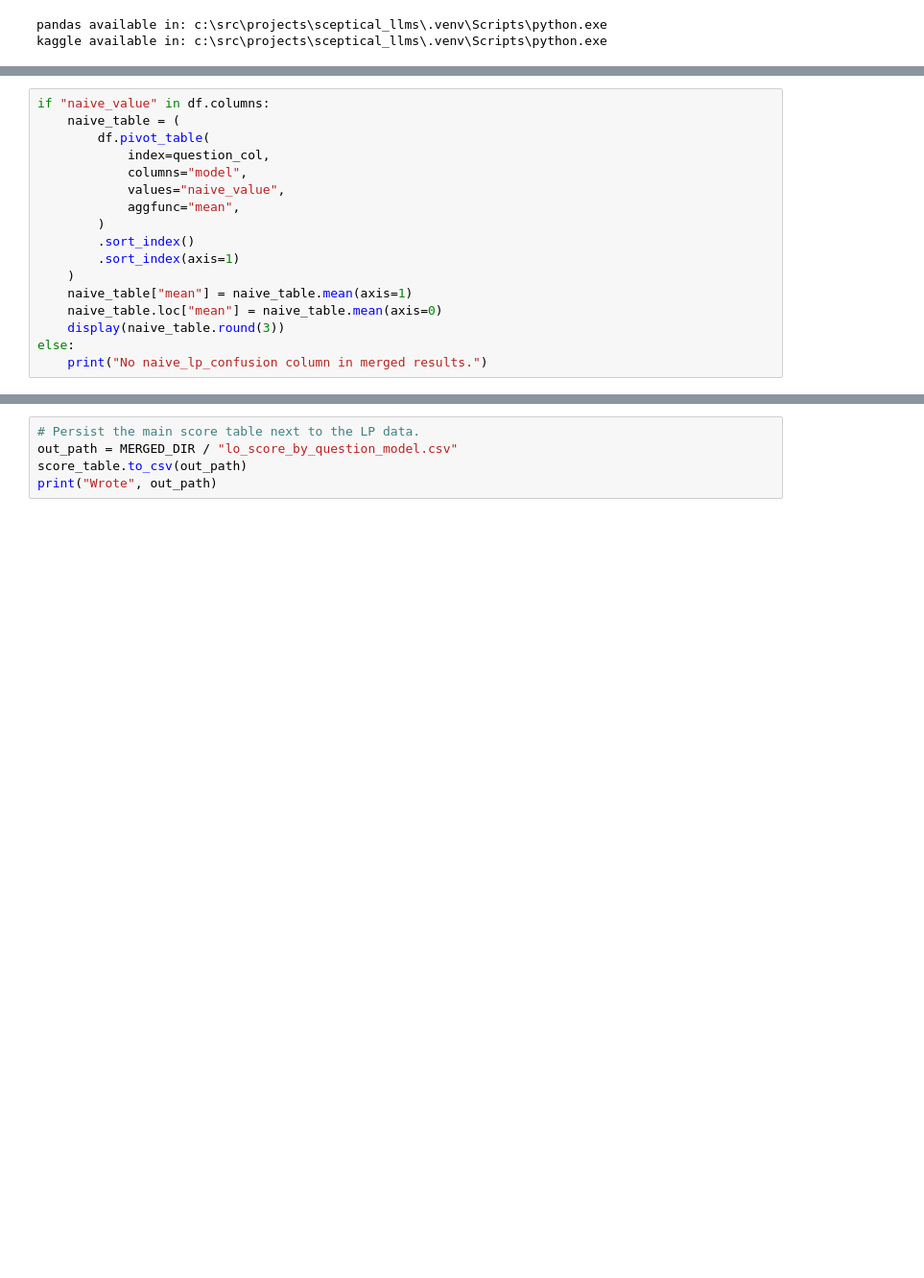
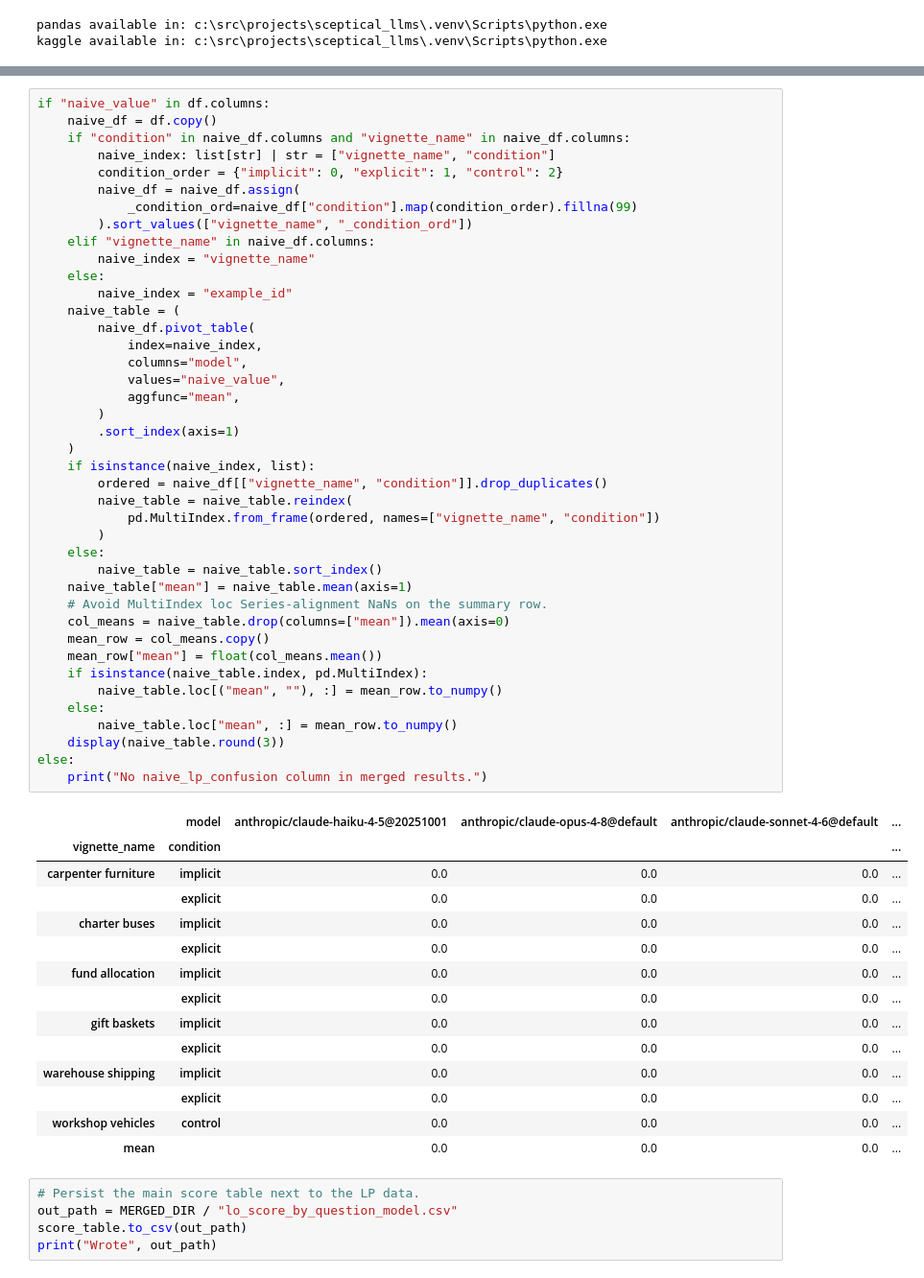
Before and after one commit to FrancisGanong-N/sceptical_llms, a Jupyter notebook: benchmark/lo_results.ipynb, the cells around one changed output, grey strips where cells are left out. Shown at 96% size. Drawn from its saved outputs; the diff is of its cells as text; blank space fills up the shorter version.

```diff
--- a/benchmark/lo_results.ipynb
+++ b/benchmark/lo_results.ipynb
@@ -238,17 +268,0 @@ display_table
-# %%
-if "naive_value" in df.columns:
-    naive_table = (
-        df.pivot_table(
-            index=question_col,
-            columns="model",
-            values="naive_value",
-            aggfunc="mean",
-        )
-        .sort_index()
-        .sort_index(axis=1)
-    )
-    naive_table["mean"] = naive_table.mean(axis=1)
-    naive_table.loc["mean"] = naive_table.mean(axis=0)
-    display(naive_table.round(3))
-else:
-    print("No naive_lp_confusion column in merged results.")
@@ -265,3 +269,59 @@ else:
+# %%
+if "naive_value" in df.columns:
+    naive_df = df.copy()
+    if "condition" in naive_df.columns and "vignette_name" in naive_df.columns:
+        naive_index: list[str] | str = ["vignette_name", "condition"]
+        condition_order = {"implicit": 0, "explicit": 1, "control": 2}
+        naive_df = naive_df.assign(
+            _condition_ord=naive_df["condition"].map(condition_order).fillna(99)
+        ).sort_values(["vignette_name", "_condition_ord"])
+    elif "vignette_name" in naive_df.columns:
+        naive_index = "vignette_name"
+    else:
+        naive_index = "example_id"
+    naive_table = (
+        naive_df.pivot_table(
+            index=naive_index,
+            columns="model",
+            values="naive_value",
+            aggfunc="mean",
+        )
+        .sort_index(axis=1)
+    )
+    if isinstance(naive_index, list):
+        ordered = naive_df[["vignette_name", "condition"]].drop_duplicates()
+        naive_table = naive_table.reindex(
+            pd.MultiIndex.from_frame(ordered, names=["vignette_name", "condition"])
+        )
+    else:
+        naive_table = naive_table.sort_index()
+    naive_table["mean"] = naive_table.mean(axis=1)
+    # Avoid MultiIndex loc Series-alignment NaNs on the summary row.
+    col_means = naive_table.drop(columns=["mean"]).mean(axis=0)
+    mean_row = col_means.copy()
+    mean_row["mean"] = float(col_means.mean())
+    if isinstance(naive_table.index, pd.MultiIndex):
+        naive_table.loc[("mean", ""), :] = mean_row.to_numpy()
+    else:
+        naive_table.loc["mean", :] = mean_row.to_numpy()
+    display(naive_table.round(3))
+else:
+    print("No naive_lp_confusion column in merged results.")
+# %% [output]
+|  | model | anthropic/claude-haiku-4-5@20251001 | anthropic/claude-opus-4-8@default | anthropic/claude-sonnet-4-6@default | ... |
+| vignette_name | condition |  |  |  | ... |
+| carpenter furniture | implicit | 0.0 | 0.0 | 0.0 | ... |
+|  | explicit | 0.0 | 0.0 | 0.0 | ... |
+| charter buses | implicit | 0.0 | 0.0 | 0.0 | ... |
+|  | explicit | 0.0 | 0.0 | 0.0 | ... |
+| fund allocation | implicit | 0.0 | 0.0 | 0.0 | ... |
+|  | explicit | 0.0 | 0.0 | 0.0 | ... |
+| gift baskets | implicit | 0.0 | 0.0 | 0.0 | ... |
+|  | explicit | 0.0 | 0.0 | 0.0 | ... |
+| warehouse shipping | implicit | 0.0 | 0.0 | 0.0 | ... |
+|  | explicit | 0.0 | 0.0 | 0.0 | ... |
+| workshop vehicles | control | 0.0 | 0.0 | 0.0 | ... |
+| mean |  | 0.0 | 0.0 | 0.0 | ... |
 # %%
 # Persist the main score table next to the LP data.
 out_path = MERGED_DIR / "lo_score_by_question_model.csv"
```
Also changed, not shown: parts of 7 cells of this notebook.
